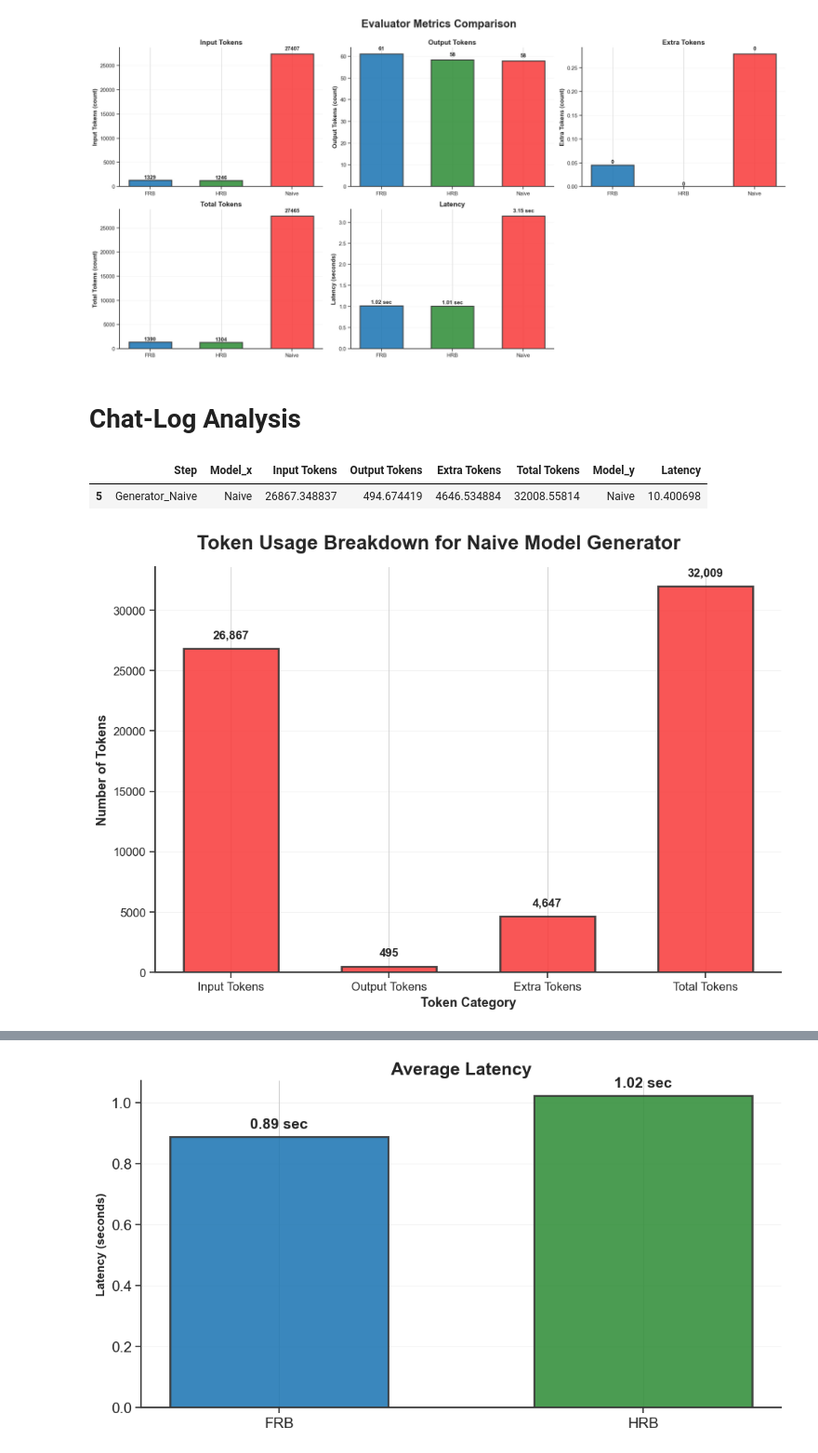
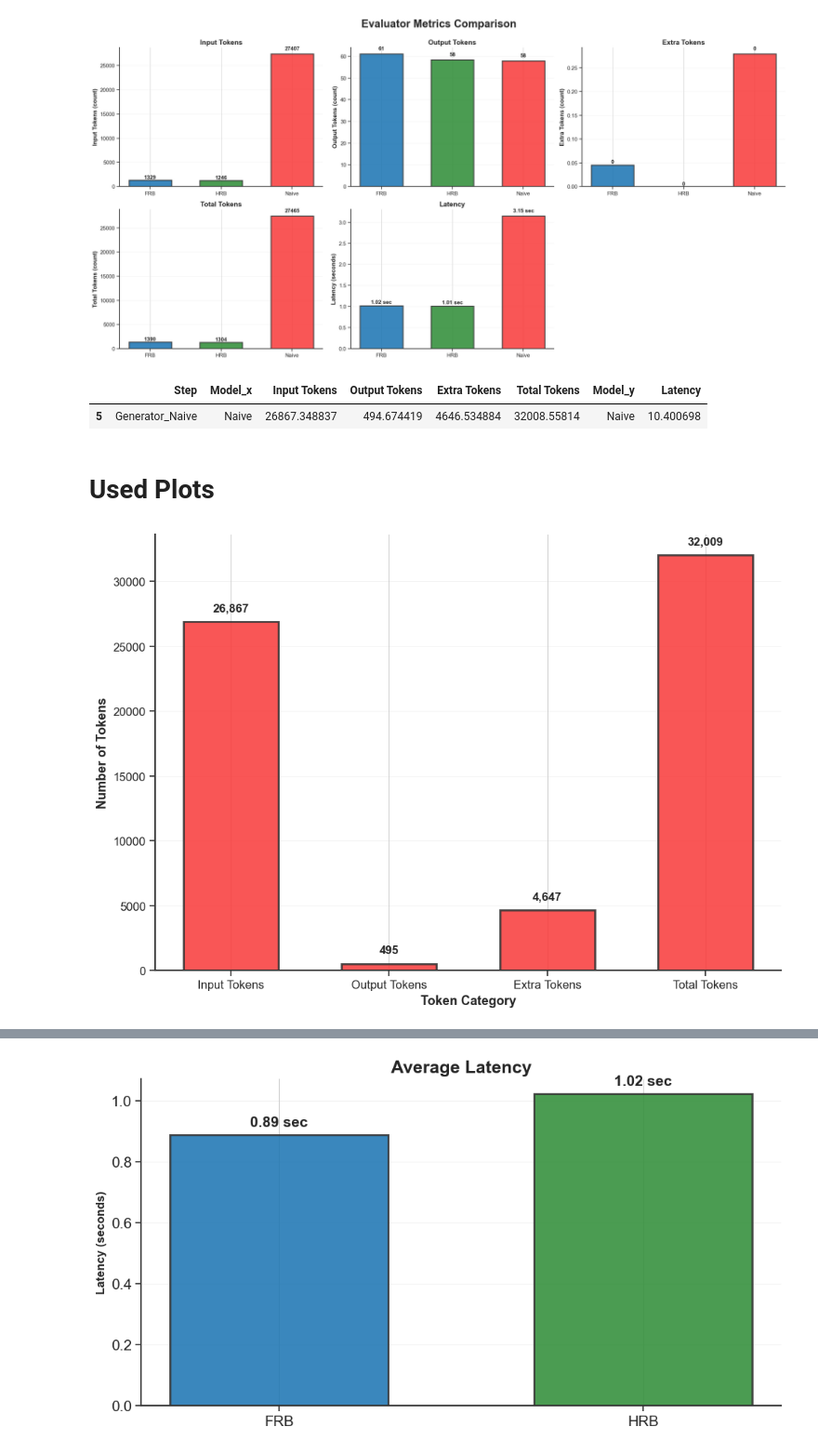
Before and after one commit to andreamurari/TesiMagistrale_NextQuerySuggestion, a Jupyter notebook: GeminiAPI_x_streamlit/token_usage_analysis.ipynb, the cells around one changed output, grey strips where cells are left out. Shown at 93% size. Drawn from its saved outputs; the diff is of its cells as text; code cells hidden in the pictures.

Commit message:
Update plots

```diff
--- a/GeminiAPI_x_streamlit/token_usage_analysis.ipynb
+++ b/GeminiAPI_x_streamlit/token_usage_analysis.ipynb
@@ -535,14 +535,14 @@ plt.subplots_adjust(top=0.90)
 plt.show()
 # %% [output]
 [figure]
-# %% [markdown]
-# Chat-Log Analysis
 # %%
 naive_model_token_usage = step_analysis[step_analysis['Step']=="Generator_Naive"]
 naive_model_token_usage
 # %% [output]
 |  | Step | Model_x | Input Tokens | Output Tokens | Extra Tokens | Total Tokens | Model_y | Latency |
 | 5 | Generator_Naive | Naive | 26867.348837 | 494.674419 | 4646.534884 | 32008.55814 | Naive | 10.400698 |
+# %% [markdown]
+# Used Plots
 # %%
 metrics = ['Input Tokens', 'Output Tokens', 'Extra Tokens', 'Total Tokens']
 values = naive_model_token_usage[metrics].iloc[0].values
@@ -555,7 +555,7 @@ plt.rcParams['grid.linewidth'] = 0.8
 plt.style.use('seaborn-v0_8-whitegrid')
 
 fig, ax = plt.subplots(1, 1, figsize=(10, 7))
-fig.suptitle('Token Usage Breakdown for Naive Model Generator', fontsize=20, fontweight='bold', y=0.98)
+#fig.suptitle('Token Usage Breakdown for Naive Model Generator', fontsize=20, fontweight='bold', y=0.98)
 
 bars = ax.bar(
     metrics,
@@ -569,34 +569,37 @@ bars = ax.bar(
 
 ax.set_ylabel('Number of Tokens', fontsize=13, fontweight='bold')
 ax.set_xlabel('Token Category', fontsize=13, fontweight='bold')
 ax.grid(axis='y', alpha=0.25, linestyle='-', linewidth=0.7)
 ax.set_axisbelow(True)
 ax.tick_params(axis='both', which='major', labelsize=12, length=6, width=1.2)
 
 # Aggiunta dei valori sopra le barre
 for bar in bars:
     height = bar.get_height()
     ax.text(
         bar.get_x() + bar.get_width() / 2.,
         height + (max(values) * 0.02), # Spaziatura proporzionale al valore massimo
         f'{height:,.0f}', # Formattazione intera con virgola per le migliaia (es. 54,274)
         ha='center',
         va='bottom',
         fontsize=12,
         fontweight='bold'
     )
 
 ax.spines['top'].set_visible(False)
 ax.spines['right'].set_visible(False)
 ax.spines['left'].set_linewidth(1.5)
 ax.spines['bottom'].set_linewidth(1.5)
 ax.spines['left'].set_color('#333333')
 ax.spines['bottom'].set_color('#333333')
 
 plt.tight_layout()
 plt.show()
+
+
+fig.savefig('../plots/token_usage_naive.png', dpi=300, bbox_inches='tight')
 # %% [output]
-[figure, old version]
+[figure, new version]
 # %%
 import matplotlib.pyplot as plt
 
```
Also changed, not shown: parts of 1 cell of this notebook, 2 other files.
